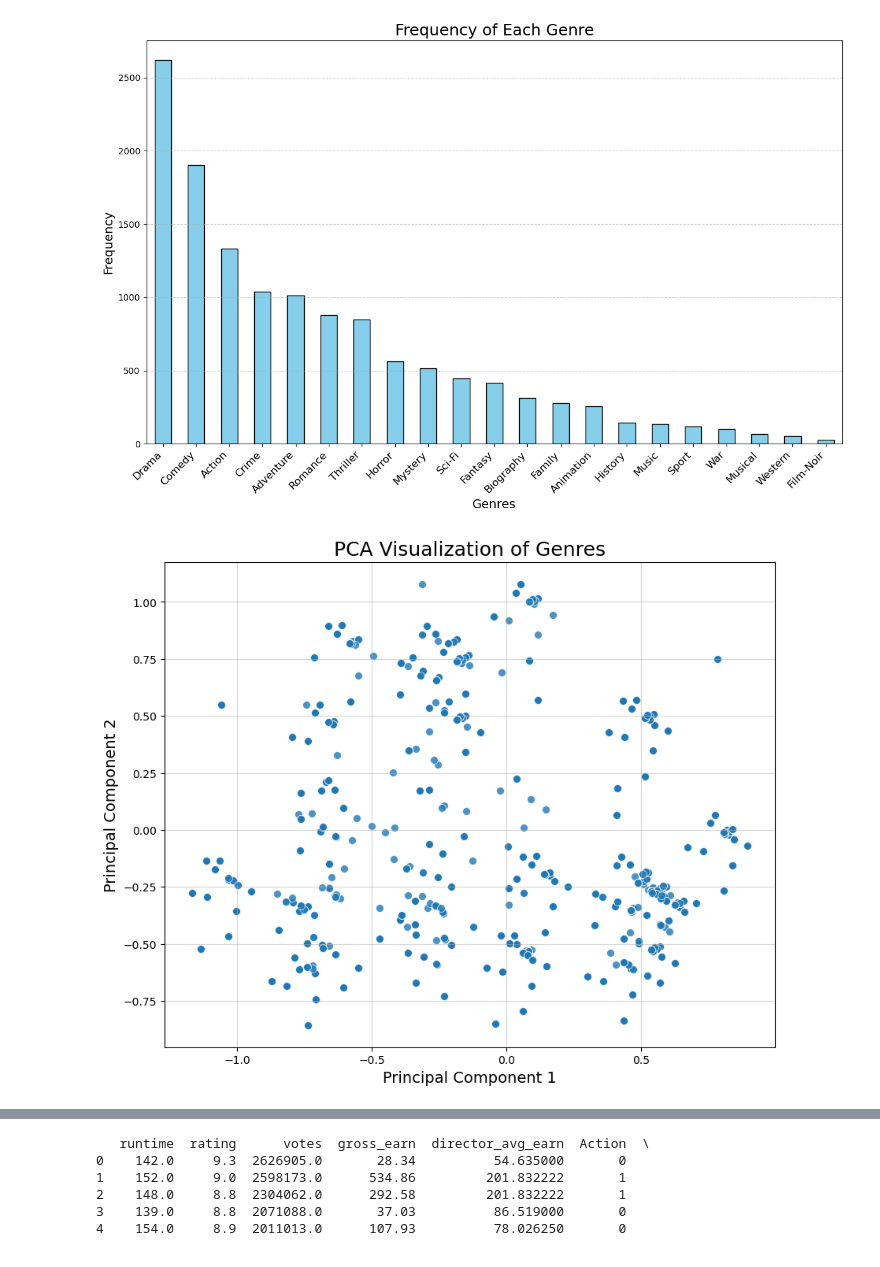
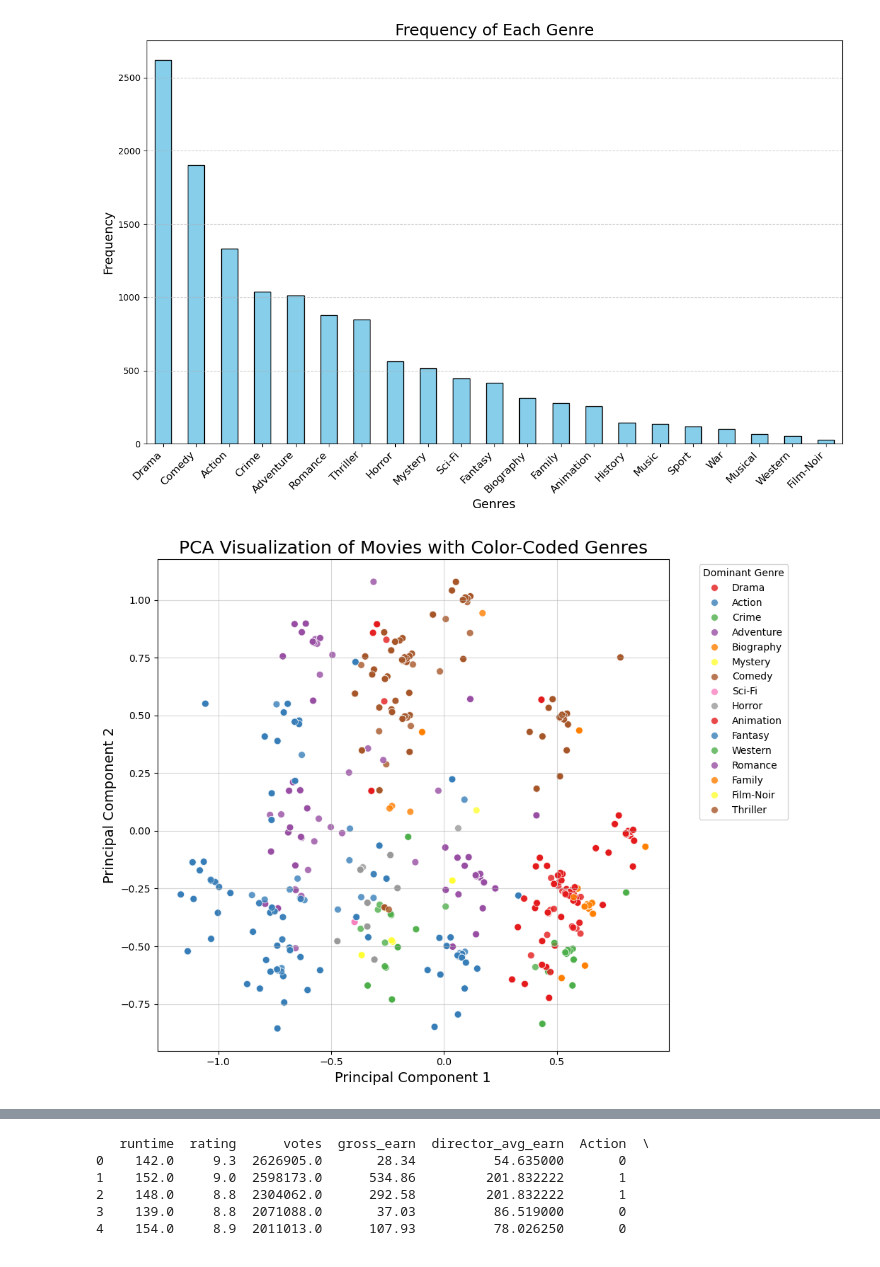
Before and after one commit to t-anderson21/stat486_finalproject, a Jupyter notebook: Clustering_andXGBclassifier.ipynb, the cells around one changed output, grey strips where cells are left out. Saved outputs shown, nothing was run; the diff lists cells and outputs as text; code cells hidden in the pictures.

```diff
--- a/Clustering_andXGBclassifier.ipynb
+++ b/Clustering_andXGBclassifier.ipynb
@@ -112,25 +112,34 @@ plt.show()
 # %%
 from sklearn.decomposition import PCA
 import matplotlib.pyplot as plt
 import seaborn as sns
+import pandas as pd
 
-# Select only genre columns
-genre_data = movies_one_hot[genre_columns]
+# Assuming 'movies_one_hot' is your dataset and it's already loaded with genre columns
 
 # Perform PCA
 pca = PCA(n_components=2)
-pca_result = pca.fit_transform(genre_data)
+pca_result = pca.fit_transform(movies_one_hot[genre_columns])
 
 # Create a DataFrame for PCA results
 pca_df = pd.DataFrame(pca_result, columns=['PC1', 'PC2'])
 
-# Plot PCA results
+# Here we assume you're color-coding based on the most frequent genre for each movie
+# If movies are categorized by multiple genres, we pick the most prominent one (e.g., highest frequency genre for each movie)
+# Assuming 'movies_one_hot' contains the genre columns, we'll take the genre with the highest value for each movie
+
+# Get the genre with the highest value for each movie
+pca_df['Dominant_Genre'] = movies_one_hot[genre_columns].idxmax(axis=1)
+
+# Plot PCA results with color coding based on the dominant genre
 plt.figure(figsize=(10, 8))
-sns.scatterplot(x='PC1', y='PC2', data=pca_df, s=50, alpha=0.8)
-plt.title('PCA Visualization of Genres', fontsize=18)
+sns.scatterplot(x='PC1', y='PC2', hue='Dominant_Genre', data=pca_df, palette='Set1', s=50, alpha=0.8)
+plt.title('PCA Visualization of Movies with Color-Coded Genres', fontsize=18)
 plt.xlabel('Principal Component 1', fontsize=14)
 plt.ylabel('Principal Component 2', fontsize=14)
 plt.grid(alpha=0.5)
+plt.legend(title='Dominant Genre', bbox_to_anchor=(1.05, 1), loc='upper left')
+plt.tight_layout()
 plt.show()
 # %% [output]
-[figure, old version]
+[figure, new version]
```
Also changed, not shown: parts of 19 cells of this notebook, 2 other files.
